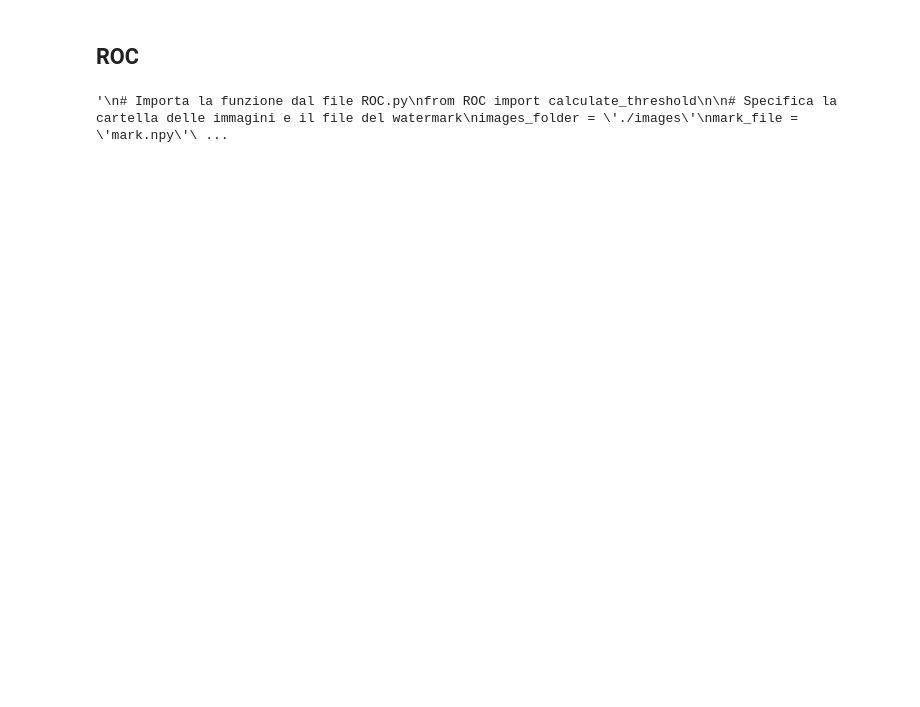
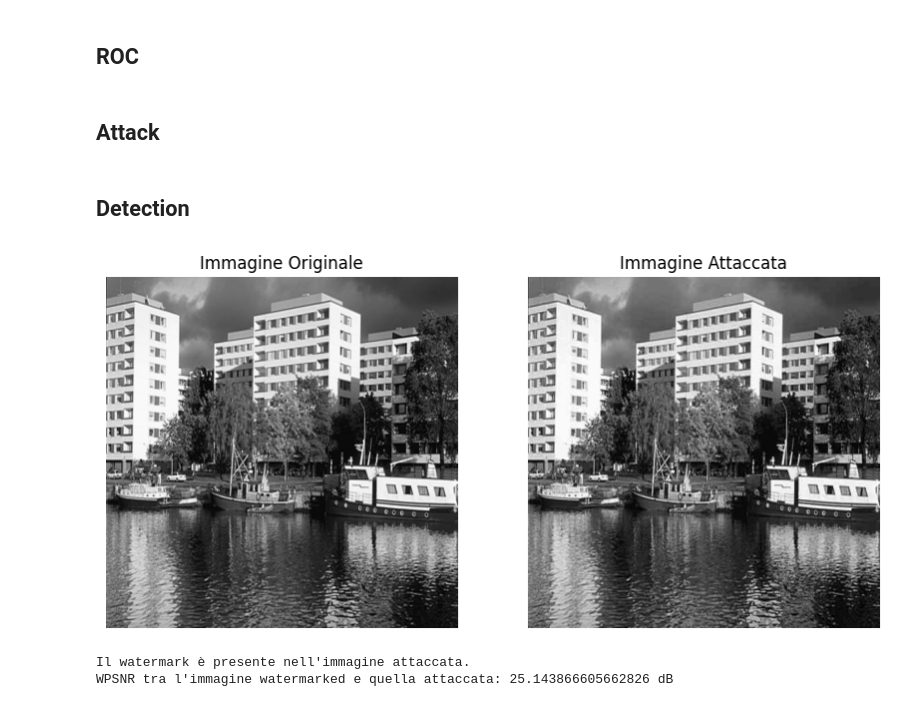
Before and after one commit to EddieVeronese/Multimedia-Data-Security, a Jupyter notebook: demo.ipynb, the cells around one changed output. Drawn from its saved outputs; the diff is of its cells as text; code cells hidden in the pictures; blank space fills up the shorter version.

Commit message:
Added attack and detection made by Eddie

```diff
--- a/demo.ipynb
+++ b/demo.ipynb
@@ -101,18 +89,4 @@ Average WPSNR: 78.70 dB
 # %% [markdown]
 ## ROC
-# %%
-"""
-# Importa la funzione dal file ROC.py
-from ROC import calculate_threshold
-
-# Specifica la cartella delle immagini e il file del watermark
-images_folder = './images'
-mark_file = 'mark.npy'
-
-# Calcola la soglia ottimale
-tau_optimal = calculate_threshold(images_folder, mark_file)
-
-# Stampa la soglia ottimale
-print(f"La soglia ottimale calcolata è: {tau_optimal}") """
-# %% [output]
-'\n# Importa la funzione dal file ROC.py\nfrom ROC import calculate_threshold\n\n# Specifica la cartella delle immagini e il file del watermark\nimages_folder = \'./images\'\nmark_file = \'mark.npy\'\ ...
+# %% [markdown]
+## Attack
@@ -118,0 +101,34 @@ print(f"La soglia ottimale calcolata è: {tau_optimal}") """
+# %% [markdown]
+## Detection
+# %%
+output1, output2 = detection(original_image, watermarked_image, attacked_image)
+
+plt.figure(figsize=(10, 5))
+
+# Plotta l'immagine originale
+plt.subplot(1, 2, 1)
+plt.imshow(original_image, cmap='gray')
+plt.title('Immagine Originale')
+plt.axis('off')
+
+# Plotta l'immagine attaccata
+plt.subplot(1, 2, 2)
+plt.imshow(attacked_image, cmap='gray')
+plt.title('Immagine Attaccata')
+plt.axis('off')
+
+# Mostra il plot
+plt.show()
+
+
+# 3. Mostra i risultati della detection
+if output1 == 1:
+    print("Il watermark è presente nell'immagine attaccata.")
+else:
+    print("Il watermark è stato distrutto.")
+
+print(f"WPSNR tra l'immagine watermarked e quella attaccata: {output2} dB")
+# %% [output]
+[figure, added]
+Il watermark è presente nell'immagine attaccata.
+WPSNR tra l'immagine watermarked e quella attaccata: 25.143866605662826 dB
```
Also changed, not shown: parts of 3 cells of this notebook, 3 other files.
